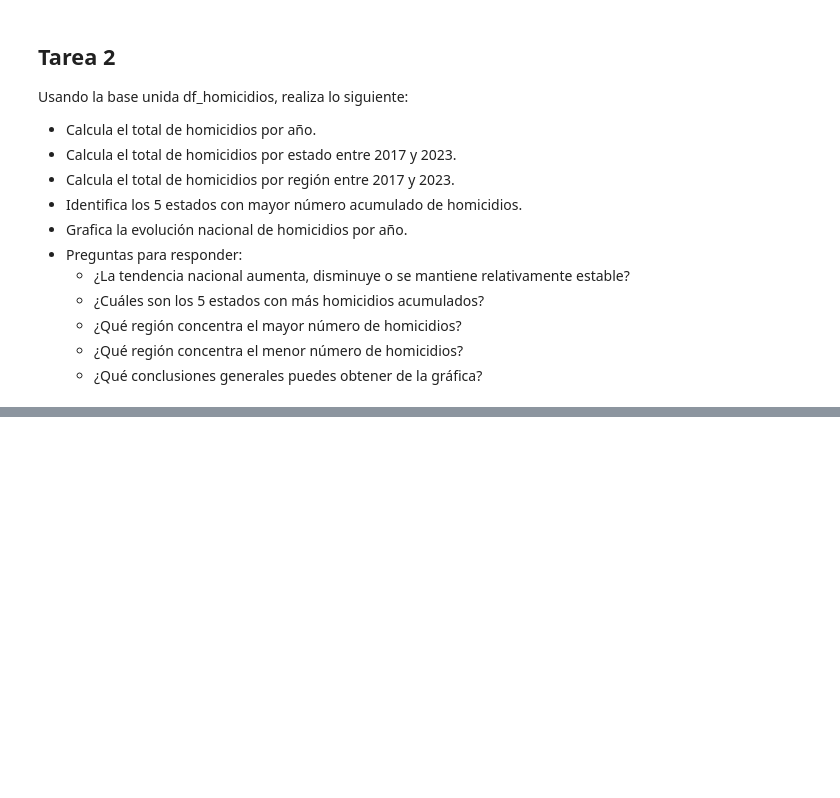
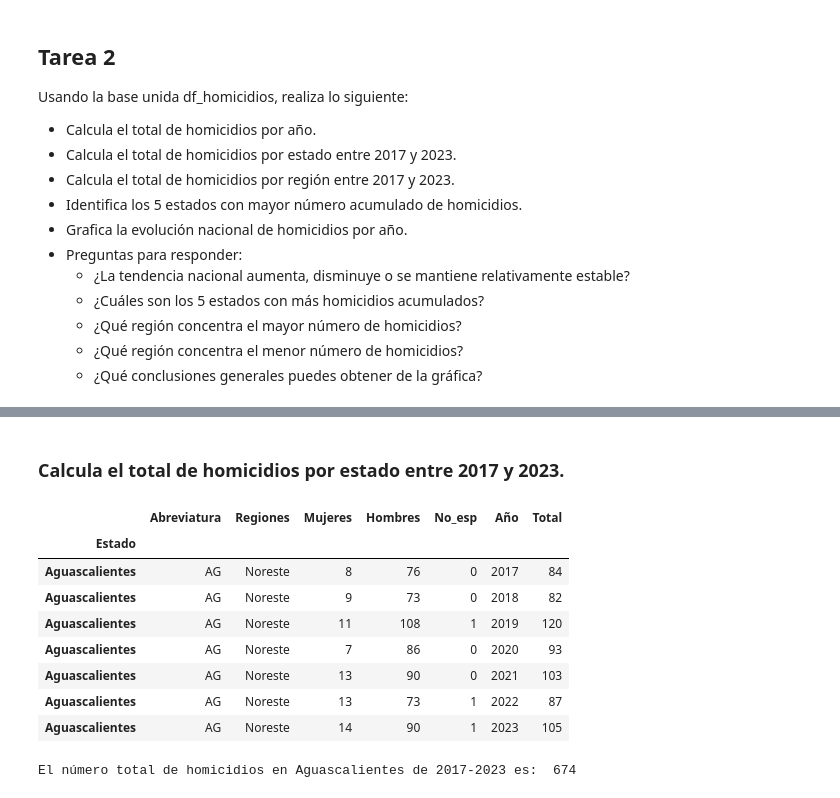
Before and after one commit to CarlosManuelMartinezMartinez/Mini-Curso-Python, a Jupyter notebook: Tarea Clase 4.ipynb, the cells around one changed output, grey strips where cells are left out. Cells and saved outputs as stored; diff of their text form; code cells hidden in the pictures; blank space fills up the shorter version.

```diff
--- a/Tarea Clase 4.ipynb
+++ b/Tarea Clase 4.ipynb
@@ -123,0 +131,16 @@ Usando la base unida df_homicidios, realiza lo siguiente:
+# %%
+# Calcular el total de  homicidios por año
+
+###Tomar las filas que tengan etiqueta año y guardar en un dataframe
+#print(df_homicidios.head(3))
+#print(df_homicidios.columns)
+#print(df_homicidios["Año"].dtype)
+
+hom=df_homicidios.set_index("Año")  # indexa por año. los años son de tipo int
+
+# Lo que hace. Filtrar: filtrado = hom.loc[i]  . Columna total: columna_total = filtrado["Total"] . Sumar: homicidios_año = columna_total.sum()
+# Se puede hacer sin for: hom.groupby("Año")["Total"].sum() . La salida es una Serie con el total de homicidios por año
+
+for i in range(2017,2024):
+    homicidios_año=hom.loc[i]["Total"].sum()
+    print("Los homicidios en el año ",i," son: ",homicidios_año)
@@ -123,0 +155,23 @@ Usando la base unida df_homicidios, realiza lo siguiente:
+# %% [markdown]
+### Calcula el total de homicidios por estado entre 2017 y 2023.
+# %%
+# Calcula el total de homicidios por estado entre 2017 y 2023.
+
+estados=df_homicidios.set_index("Estado")
+#print(estados)
+estados.loc[" Aguascalientes"]
+# %% [output]
+|  | Abreviatura | Regiones | Mujeres | Hombres | No_esp | Año | Total |
+| Estado |  |  |  |  |  |  |  |
+| Aguascalientes | AG | Noreste | 8 | 76 | 0 | 2017 | 84 |
+| Aguascalientes | AG | Noreste | 9 | 73 | 0 | 2018 | 82 |
+| Aguascalientes | AG | Noreste | 11 | 108 | 1 | 2019 | 120 |
+| Aguascalientes | AG | Noreste | 7 | 86 | 0 | 2020 | 93 |
+| Aguascalientes | AG | Noreste | 13 | 90 | 0 | 2021 | 103 |
+| Aguascalientes | AG | Noreste | 13 | 73 | 1 | 2022 | 87 |
+| Aguascalientes | AG | Noreste | 14 | 90 | 1 | 2023 | 105 |
+# %%
+estados.loc[" Aguascalientes"]["Total"].sum()
+print("El número total de homicidios en Aguascalientes de 2017-2023 es: ",estados.loc[" Aguascalientes"]["Total"].sum())
+# %% [output]
+El número total de homicidios en Aguascalientes de 2017-2023 es:  674
```
Also changed, not shown: parts of 18 cells of this notebook.
